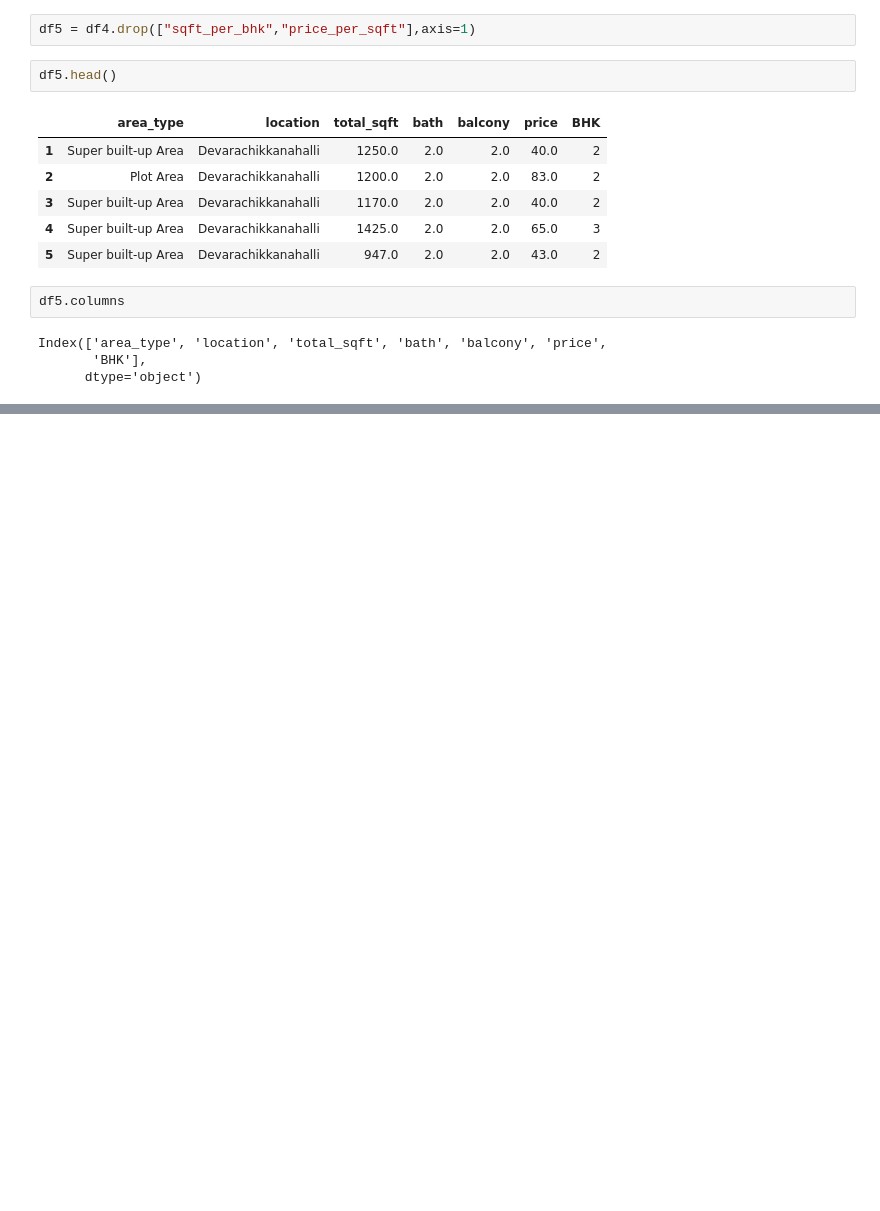
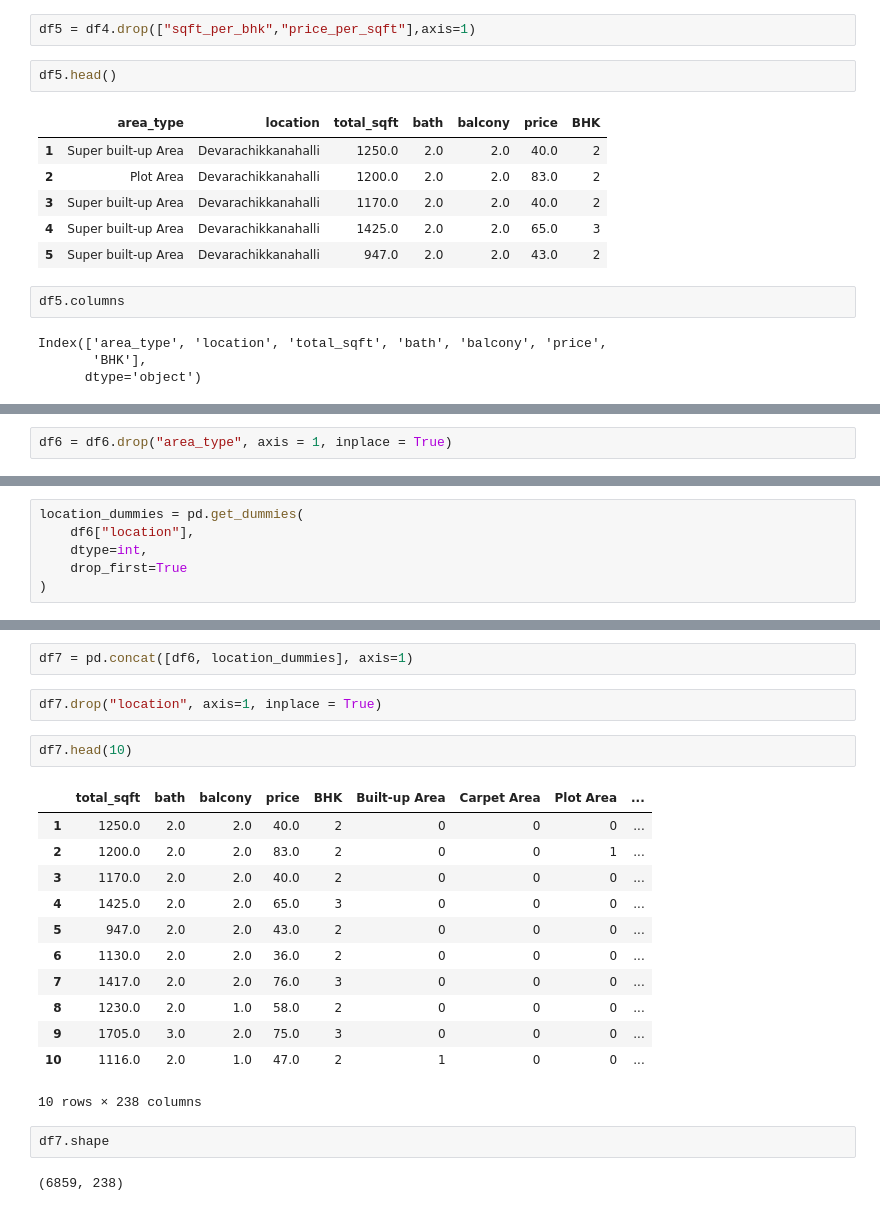
Before and after one commit to sakshi-1515/house-price-prediction-model, a Jupyter notebook: House_price_prediction.ipynb, the cells around one changed output, grey strips where cells are left out. Drawn from its saved outputs; the diff is of its cells as text; blank space fills up the shorter version.

```diff
--- a/House_price_prediction.ipynb
+++ b/House_price_prediction.ipynb
@@ -940,0 +973,2 @@ dtype: object
+# %%
+df6 = df6.drop("area_type", axis = 1, inplace = True)
@@ -940,0 +1020,6 @@ dtype: object
+# %%
+location_dummies = pd.get_dummies(
+    df6["location"],
+    dtype=int,
+    drop_first=True
+)
@@ -940,0 +1042,23 @@ dtype: object
+# %%
+df7 = pd.concat([df6, location_dummies], axis=1)
+# %%
+df7.drop("location", axis=1, inplace = True)
+# %%
+df7.head(10)
+# %% [output]
+|  | total_sqft | bath | balcony | price | BHK | Built-up Area | Carpet Area | Plot Area | ... |
+| 1 | 1250.0 | 2.0 | 2.0 | 40.0 | 2 | 0 | 0 | 0 | ... |
+| 2 | 1200.0 | 2.0 | 2.0 | 83.0 | 2 | 0 | 0 | 1 | ... |
+| 3 | 1170.0 | 2.0 | 2.0 | 40.0 | 2 | 0 | 0 | 0 | ... |
+| 4 | 1425.0 | 2.0 | 2.0 | 65.0 | 3 | 0 | 0 | 0 | ... |
+| 5 | 947.0 | 2.0 | 2.0 | 43.0 | 2 | 0 | 0 | 0 | ... |
+| 6 | 1130.0 | 2.0 | 2.0 | 36.0 | 2 | 0 | 0 | 0 | ... |
+| 7 | 1417.0 | 2.0 | 2.0 | 76.0 | 3 | 0 | 0 | 0 | ... |
+| 8 | 1230.0 | 2.0 | 1.0 | 58.0 | 2 | 0 | 0 | 0 | ... |
+| 9 | 1705.0 | 3.0 | 2.0 | 75.0 | 3 | 0 | 0 | 0 | ... |
+| 10 | 1116.0 | 2.0 | 1.0 | 47.0 | 2 | 1 | 0 | 0 | ... |
+10 rows × 238 columns
+# %%
+df7.shape
+# %% [output]
+(6859, 238)
```
Also changed, not shown: parts of 11 cells of this notebook.
